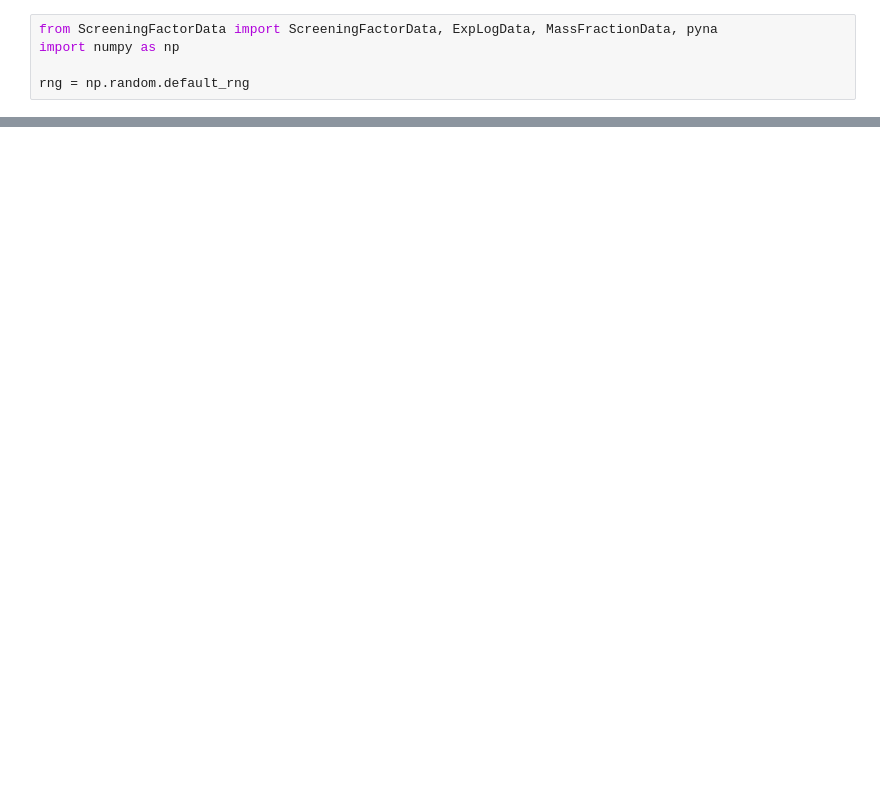
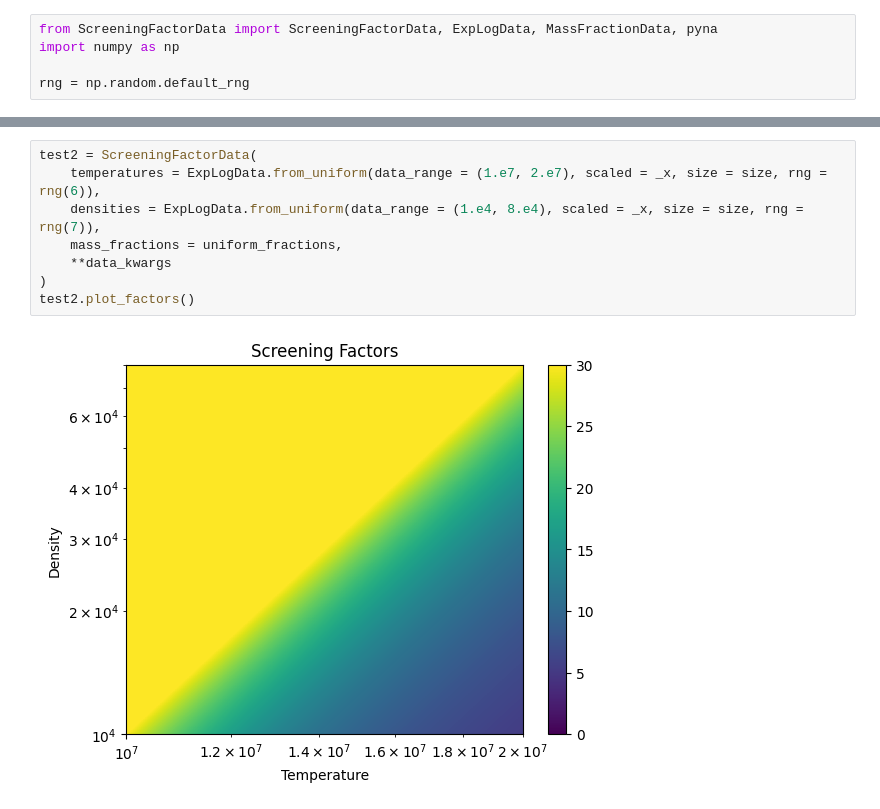
Before and after one commit to SamG-01/pynucastro_networks, a Jupyter notebook: plotting.ipynb, the cells around one changed output, grey strips where cells are left out. Cells and saved outputs as stored; diff of their text form; blank space fills up the shorter version.

```diff
--- a/plotting.ipynb
+++ b/plotting.ipynb
@@ -39,0 +37,10 @@ test.plot_factors()
+# %%
+test2 = ScreeningFactorData(
+    temperatures = ExpLogData.from_uniform(data_range = (1.e7, 2.e7), scaled = _x, size = size, rng = rng(6)),
+    densities = ExpLogData.from_uniform(data_range = (1.e4, 8.e4), scaled = _x, size = size, rng = rng(7)),
+    mass_fractions = uniform_fractions,
+    **data_kwargs
+)
+test2.plot_factors()
+# %% [output]
+[figure, added]
```
Also changed, not shown: parts of 5 cells of this notebook.
